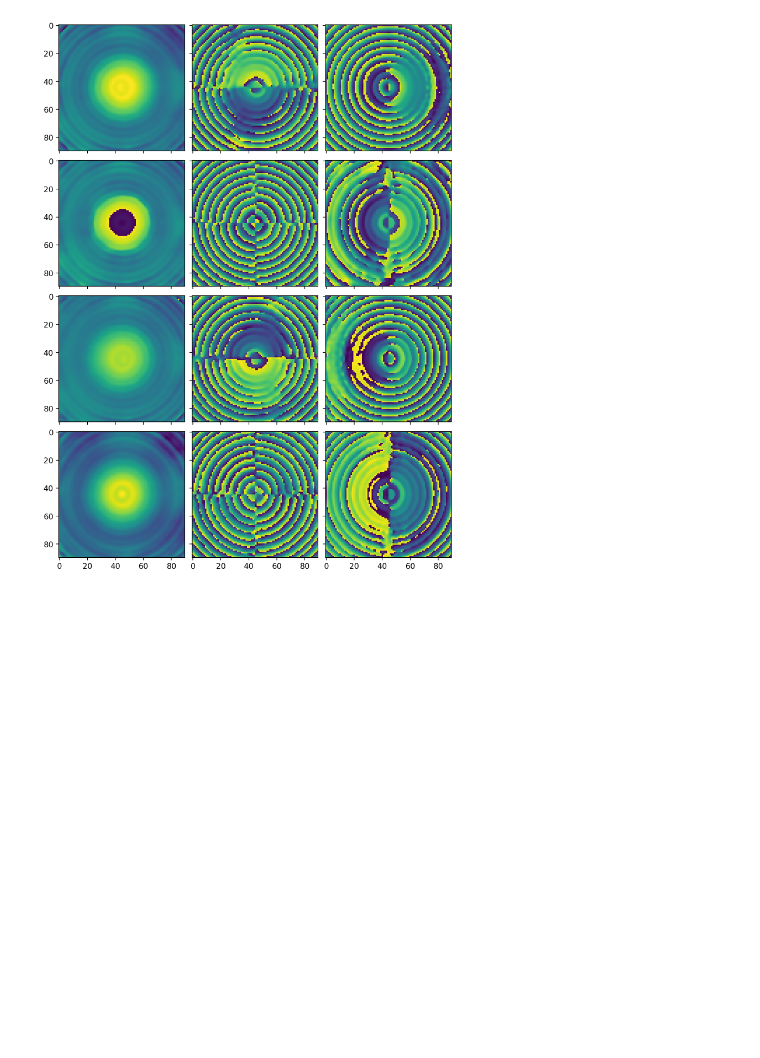
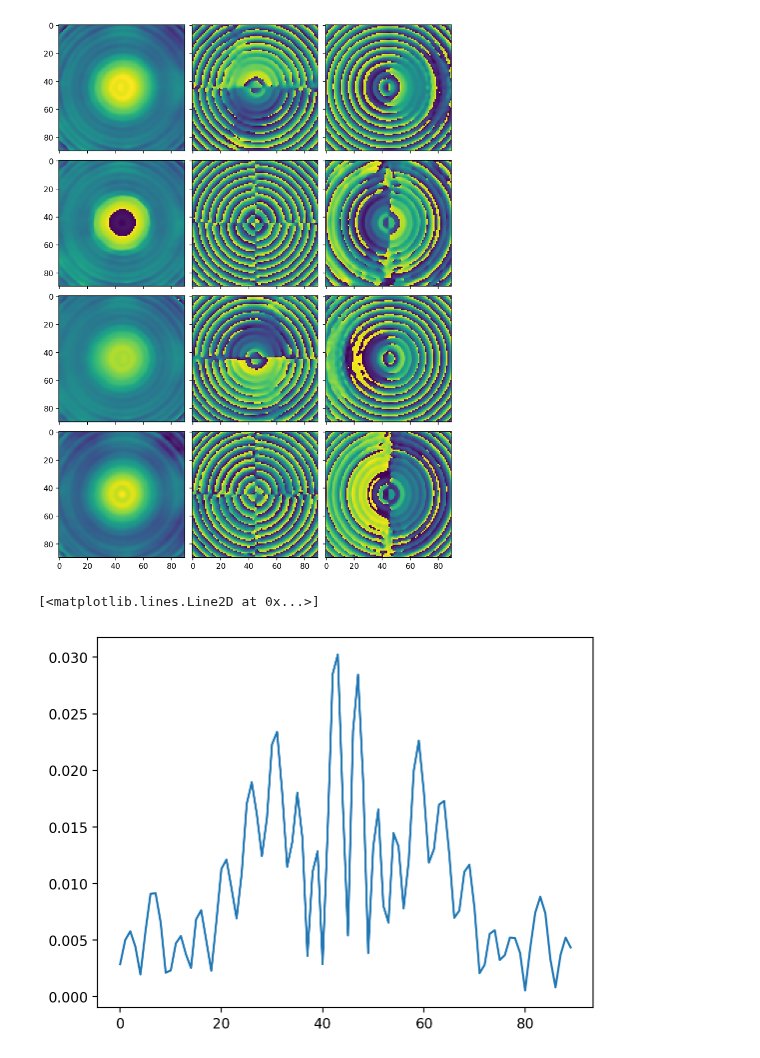
Before and after one commit to chromatix-team/chromatix, a Jupyter notebook: polarised_multislice/06_uniaxial.ipynb, the cells around one changed output. Drawn from its saved outputs; the diff is of its cells as text; code cells hidden in the pictures; blank space fills up the shorter version.

```diff
--- a/polarised_multislice/06_uniaxial.ipynb
+++ b/polarised_multislice/06_uniaxial.ipynb
@@ -84,3 +84,8 @@ for idx_y in range(4):
         im = ax.imshow(phase[idx_y][..., 2 - idx_x])
 # %% [output]
 [figure]
+# %%
+plt.plot(amplitude[0][45, :, 0])
+# %% [output]
+[<matplotlib.lines.Line2D at 0x...>]
+[figure, added]
```
Also changed, not shown: 5 other files.
